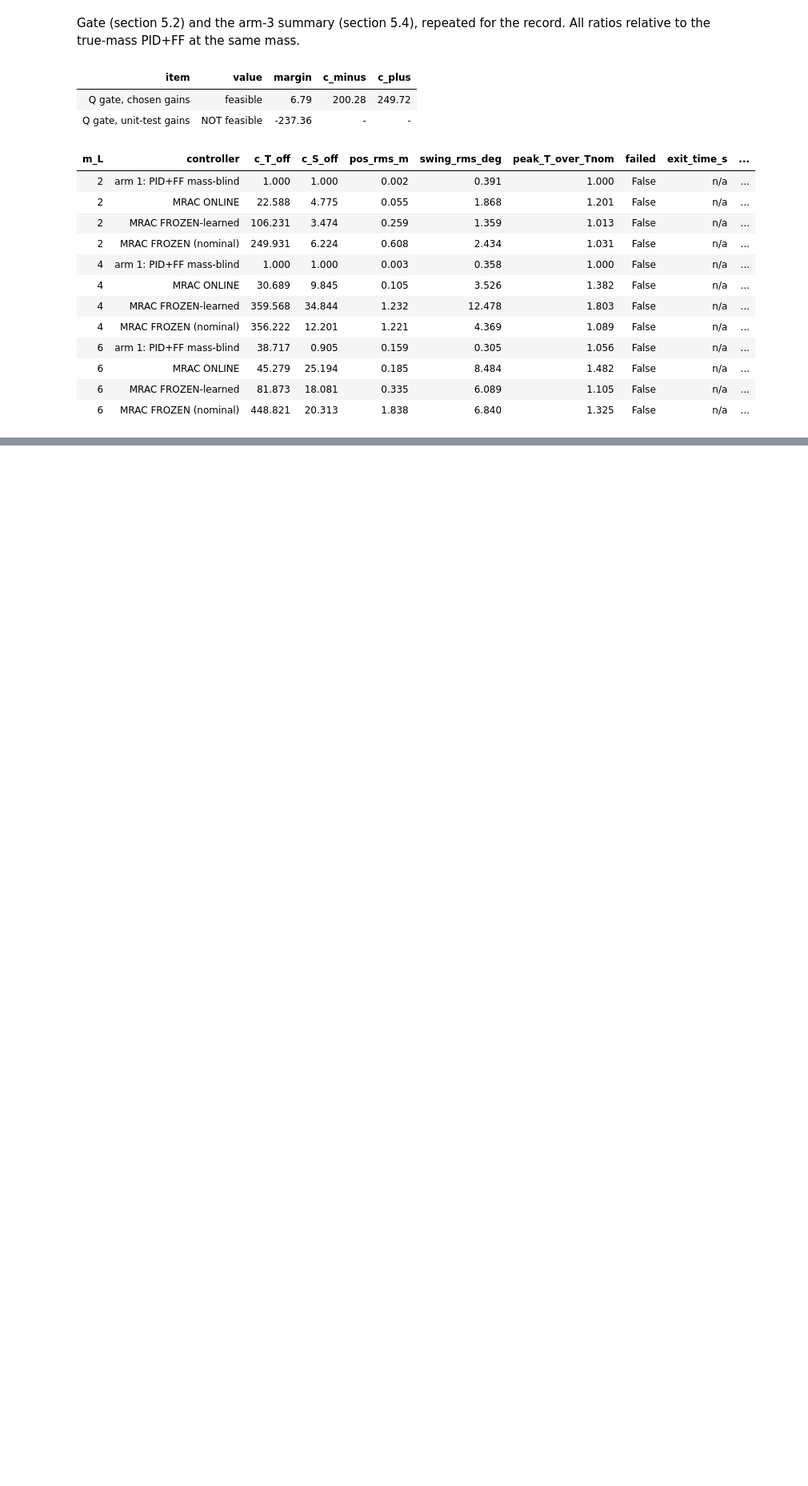
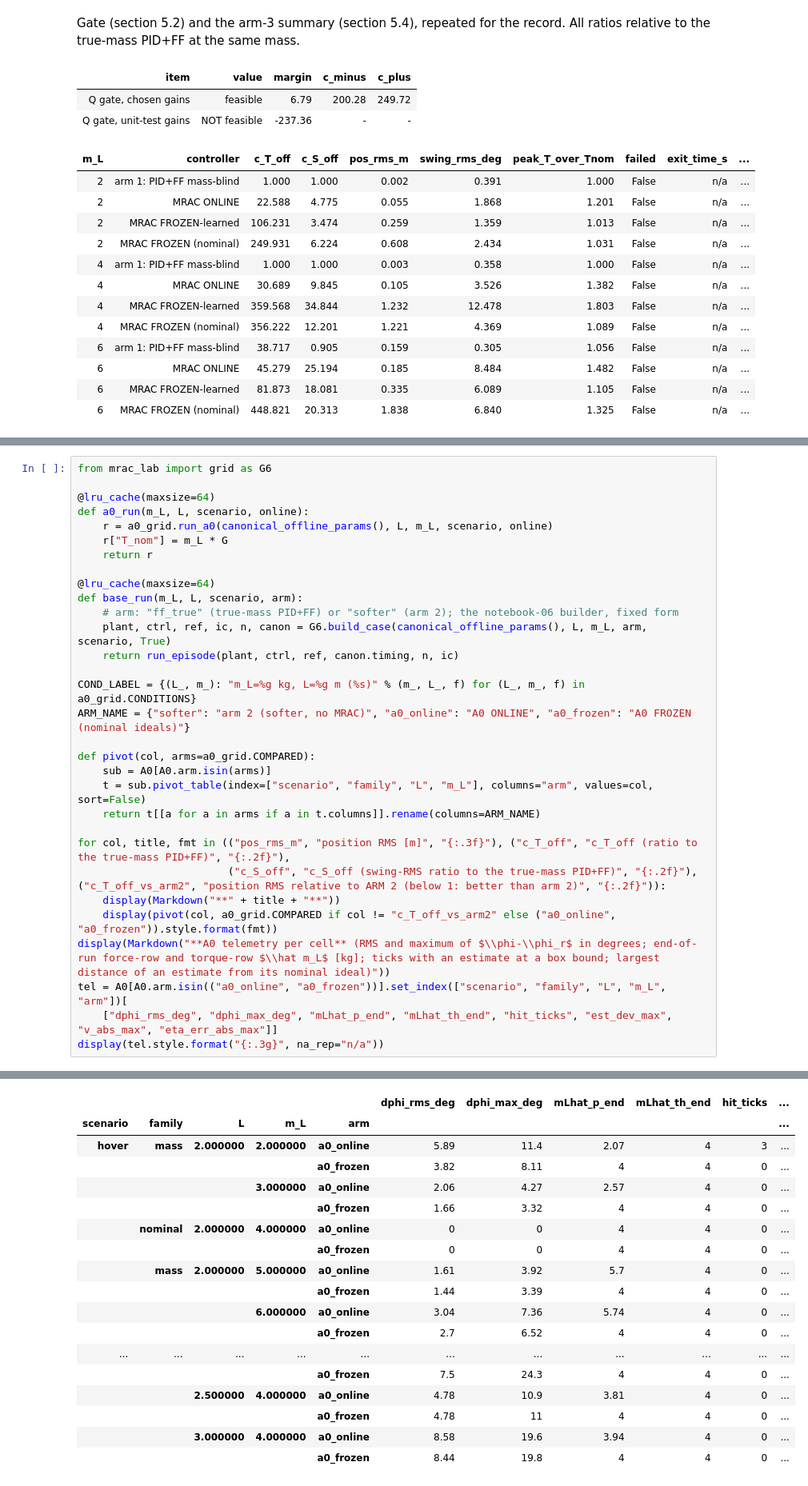
Before and after one commit to Mrjarkos/MRAC_Tutorial, a Jupyter notebook: 07_Arm3_MRAC_Design_and_Preliminary.ipynb, the cells around one changed output, grey strips where cells are left out. Shown at 80% size. Drawn from its saved outputs; the diff is of its cells as text; blank space fills up the shorter version.

```diff
--- a/07_Arm3_MRAC_Design_and_Preliminary.ipynb
+++ b/07_Arm3_MRAC_Design_and_Preliminary.ipynb
@@ -490,0 +578,32 @@ Gate (section 5.2) and the arm-3 summary (section 5.4), repeated for the record.
+# %%
+from mrac_lab import grid as G6
+
+@lru_cache(maxsize=64)
+def a0_run(m_L, L, scenario, online):
+    r = a0_grid.run_a0(canonical_offline_params(), L, m_L, scenario, online)
+    r["T_nom"] = m_L * G
+    return r
+
+@lru_cache(maxsize=64)
+def base_run(m_L, L, scenario, arm):
+    # arm: "ff_true" (true-mass PID+FF) or "softer" (arm 2); the notebook-06 builder, fixed form
+    plant, ctrl, ref, ic, n, canon = G6.build_case(canonical_offline_params(), L, m_L, arm, scenario, True)
+    return run_episode(plant, ctrl, ref, canon.timing, n, ic)
+
+COND_LABEL = {(L_, m_): "m_L=%g kg, L=%g m (%s)" % (m_, L_, f) for (L_, m_, f) in a0_grid.CONDITIONS}
+ARM_NAME = {"softer": "arm 2 (softer, no MRAC)", "a0_online": "A0 ONLINE", "a0_frozen": "A0 FROZEN (nominal ideals)"}
+
+def pivot(col, arms=a0_grid.COMPARED):
+    sub = A0[A0.arm.isin(arms)]
+    t = sub.pivot_table(index=["scenario", "family", "L", "m_L"], columns="arm", values=col, sort=False)
+    return t[[a for a in arms if a in t.columns]].rename(columns=ARM_NAME)
+
+for col, title, fmt in (("pos_rms_m", "position RMS [m]", "{:.3f}"), ("c_T_off", "c_T_off (ratio to the true-mass PID+FF)", "{:.2f}"),
+                        ("c_S_off", "c_S_off (swing-RMS ratio to the true-mass PID+FF)", "{:.2f}"), ("c_T_off_vs_arm2", "position RMS relative to ARM 2 (below 1: better than arm 2)", "{:.2f}")):
+    display(Markdown("**" + title + "**"))
+    display(pivot(col, a0_grid.COMPARED if col != "c_T_off_vs_arm2" else ("a0_online", "a0_frozen")).style.format(fmt))
+display(Markdown("**A0 telemetry per cell** (RMS and maximum of $\\phi-\\phi_r$ in degrees; end-of-run force-row and torque-row $\\hat m_L$ [kg]; ticks with an estimate at a box bound; largest distance of an estimate from its nominal ideal)"))
+tel = A0[A0.arm.isin(("a0_online", "a0_frozen"))].set_index(["scenario", "family", "L", "m_L", "arm"])[
+    ["dphi_rms_deg", "dphi_max_deg", "mLhat_p_end", "mLhat_th_end", "hit_ticks", "est_dev_max", "v_abs_max", "eta_err_abs_max"]]
+display(tel.style.format("{:.3g}", na_rep="n/a"))
+# %% [output]
@@ -490,0 +687,18 @@ Gate (section 5.2) and the arm-3 summary (section 5.4), repeated for the record.
+|  |  |  |  |  | dphi_rms_deg | dphi_max_deg | mLhat_p_end | mLhat_th_end | hit_ticks | ... |
+| scenario | family | L | m_L | arm |  |  |  |  |  | ... |
+| hover | mass | 2.000000 | 2.000000 | a0_online | 5.89 | 11.4 | 2.07 | 4 | 3 | ... |
+|  |  |  |  | a0_frozen | 3.82 | 8.11 | 4 | 4 | 0 | ... |
+|  |  |  | 3.000000 | a0_online | 2.06 | 4.27 | 2.57 | 4 | 0 | ... |
+|  |  |  |  | a0_frozen | 1.66 | 3.32 | 4 | 4 | 0 | ... |
+|  | nominal | 2.000000 | 4.000000 | a0_online | 0 | 0 | 4 | 4 | 0 | ... |
+|  |  |  |  | a0_frozen | 0 | 0 | 4 | 4 | 0 | ... |
+|  | mass | 2.000000 | 5.000000 | a0_online | 1.61 | 3.92 | 5.7 | 4 | 0 | ... |
+|  |  |  |  | a0_frozen | 1.44 | 3.39 | 4 | 4 | 0 | ... |
+|  |  |  | 6.000000 | a0_online | 3.04 | 7.36 | 5.74 | 4 | 0 | ... |
+|  |  |  |  | a0_frozen | 2.7 | 6.52 | 4 | 4 | 0 | ... |
+| ... | ... | ... | ... | ... | ... | ... | ... | ... | ... | ... |
+|  |  |  |  | a0_frozen | 7.5 | 24.3 | 4 | 4 | 0 | ... |
+|  |  | 2.500000 | 4.000000 | a0_online | 4.78 | 10.9 | 3.81 | 4 | 0 | ... |
+|  |  |  |  | a0_frozen | 4.78 | 11 | 4 | 4 | 0 | ... |
+|  |  | 3.000000 | 4.000000 | a0_online | 8.58 | 19.6 | 3.94 | 4 | 0 | ... |
+|  |  |  |  | a0_frozen | 8.44 | 19.8 | 4 | 4 | 0 | ... |
```
Also changed, not shown: parts of 24 cells of this notebook, 3 other files.
